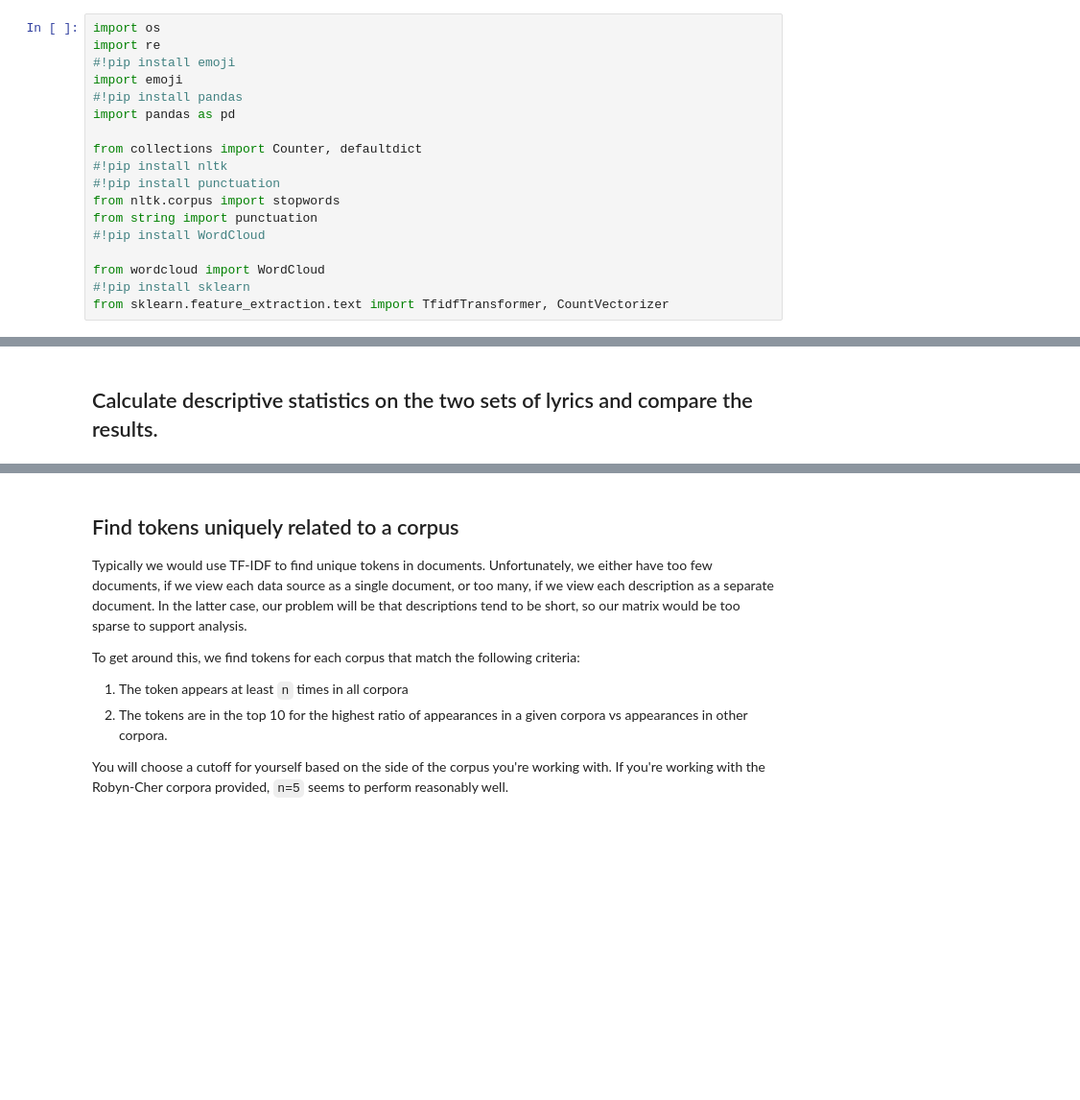
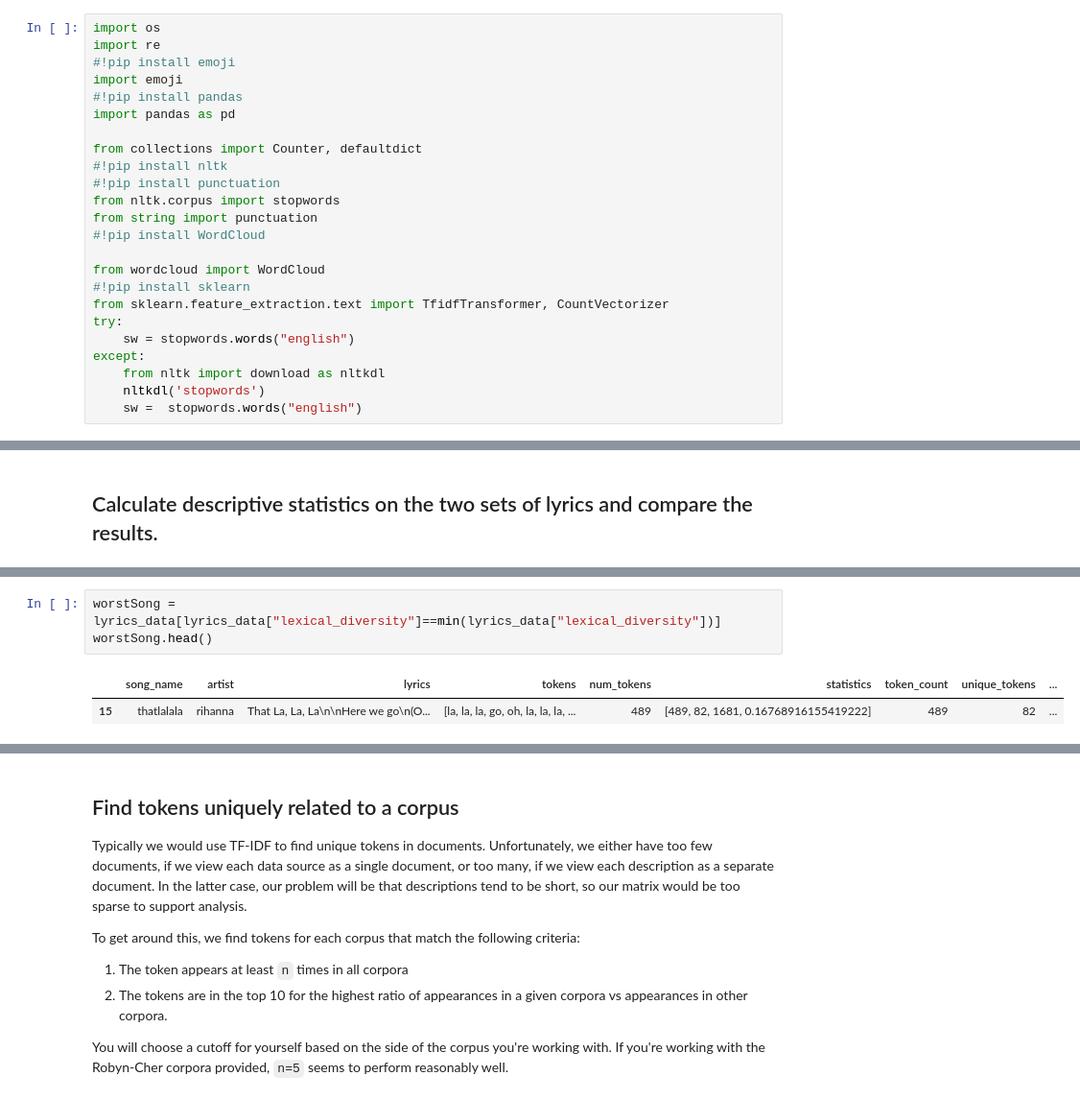
Before and after one commit to Adila-spec/RihannaKaty, a Jupyter notebook: Group Comparison.ipynb, the cells around one changed output, grey strips where cells are left out. Shown at 96% size. Cells and saved outputs as stored; diff of their text form; blank space fills up the shorter version.

```diff
--- a/Group Comparison.ipynb
+++ b/Group Comparison.ipynb
@@ -39,3 +39,9 @@ from string import punctuation
 from wordcloud import WordCloud
 #!pip install sklearn
 from sklearn.feature_extraction.text import TfidfTransformer, CountVectorizer
+try:
+    sw = stopwords.words("english")
+except:
+    from nltk import download as nltkdl
+    nltkdl('stopwords')
+    sw =  stopwords.words("english")
@@ -249,0 +321,6 @@ A:
+# %%
+worstSong = lyrics_data[lyrics_data["lexical_diversity"]==min(lyrics_data["lexical_diversity"])]
+worstSong.head()
+# %% [output]
+|  | song_name | artist | lyrics | tokens | num_tokens | statistics | token_count | unique_tokens | ... |
+| 15 | thatlalala | rihanna | That La, La, La\n\nHere we go\n(O... | [la, la, la, go, oh, la, la, la, ... | 489 | [489, 82, 1681, 0.16768916155419222] | 489 | 82 | ... |
```
Also changed, not shown: parts of 16 cells of this notebook, 1 other file.
